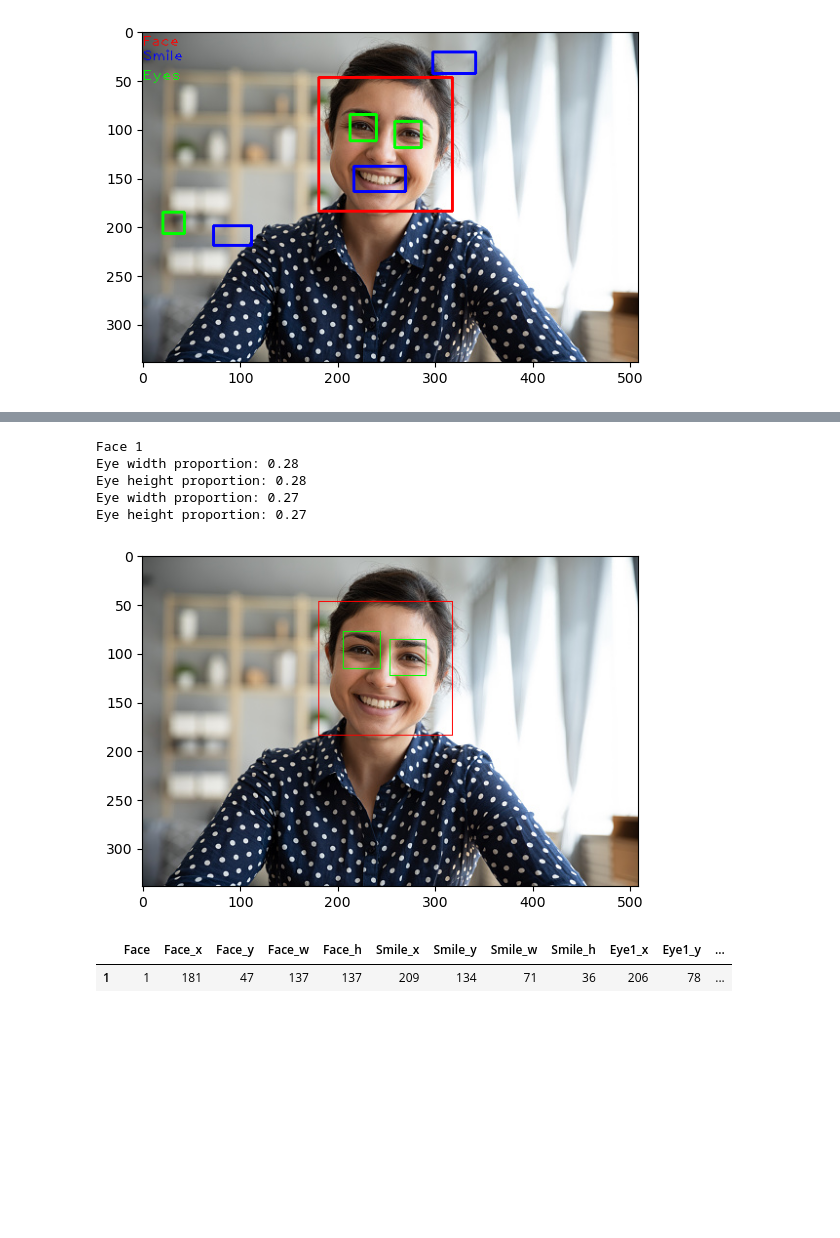
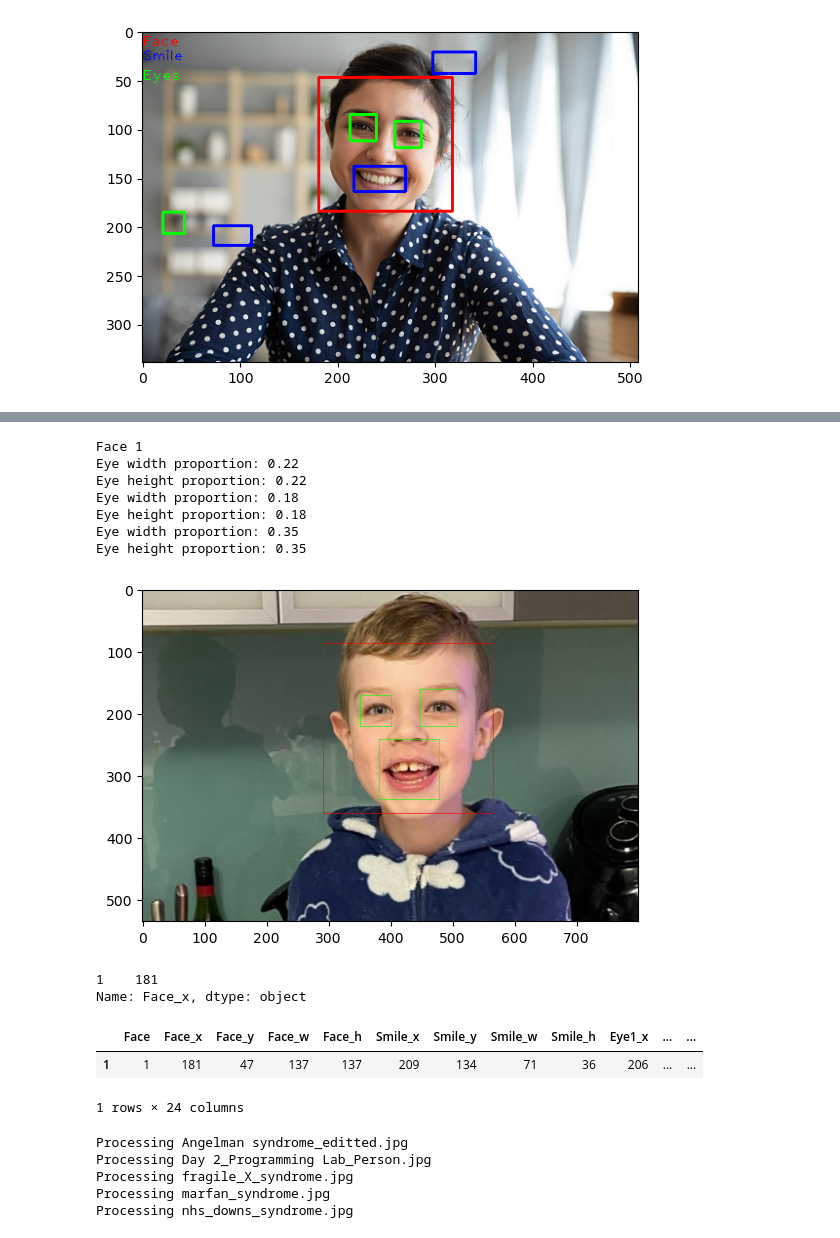
Before and after one commit to hbarnes163/bootcamp_y2_sum2, a Jupyter notebook: Summative2/facedetection.ipynb, the cells around one changed output, grey strips where cells are left out. Saved outputs shown, nothing was run; the diff lists cells and outputs as text; code cells hidden in the pictures; blank space fills up the shorter version.

```diff
--- a/Summative2/facedetection.ipynb
+++ b/Summative2/facedetection.ipynb
@@ -91,14 +106,16 @@ def eye_prop(photo, scaleFactor=1.1, minNeighbors=5):
             print(f"Eye height proportion: {eye_proportion_height:.2f}")
     plt.imshow(photo)
 # %%
-eye_prop(cv2.imread('Day 2_Programming Lab_Person.jpg'), 1.1, 5)
+eye_prop(cv2.imread('Images/fragile_X_syndrome.jpg'), 1.1, 5)
 # %% [output]
 Face 1
-Eye width proportion: 0.28
-Eye height proportion: 0.28
-Eye width proportion: 0.27
-Eye height proportion: 0.27
+Eye width proportion: 0.22
+Eye height proportion: 0.22
+Eye width proportion: 0.18
+Eye height proportion: 0.18
+Eye width proportion: 0.35
+Eye height proportion: 0.35
-[figure, old version]
+[figure, new version]
 # %%
 def proportions(photo, scaleFactor=1.1, minNeighbors=5):
     person_grey = cv2.cvtColor(photo, cv2.COLOR_BGR2GRAY)
@@ -127,7 +159,7 @@ def proportions(photo, scaleFactor=1.1, minNeighbors=5):
 # %%
-facial_data = proportions(cv2.imread('Day 2_Programming Lab_Person.jpg'), 1.1, 5)
+facial_data = proportions(cv2.imread('Images/Day 2_Programming Lab_Person.jpg'), 1.1, 5)
 
 facial_data
 # %% [output]
-|  | Face | Face_x | Face_y | Face_w | Face_h | Smile_x | Smile_y | Smile_w | Smile_h | Eye1_x | Eye1_y | ... |
-| 1 | 1 | 181 | 47 | 137 | 137 | 209 | 134 | 71 | 36 | 206 | 78 | ... |
+1    181
+Name: Face_x, dtype: object
@@ -133,0 +172,23 @@ facial_data
+# %%
+data = facial_data.copy()
+
+proportions_processing(data)
+# %% [output]
+|  | Face | Face_x | Face_y | Face_w | Face_h | Smile_x | Smile_y | Smile_w | Smile_h | Eye1_x | ... | ... |
+| 1 | 1 | 181 | 47 | 137 | 137 | 209 | 134 | 71 | 36 | 206 | ... | ... |
+1 rows × 24 columns
+# %%
+facial_data = pd.DataFrame()
+for files in os.listdir('.\Images'):
+    if files.endswith('.jpg') or files.endswith('.png'):
+        print(f"Processing {files}")
+        img = cv2.imread(os.path.join('.\Images', files))
+        data = proportions(img, 1.1, 5)
+        data['Image'] = files
+        facial_data = pd.concat([facial_data, data], ignore_index=True)
+# %% [output]
+Processing Angelman syndrome_editted.jpg
+Processing Day 2_Programming Lab_Person.jpg
+Processing fragile_X_syndrome.jpg
+Processing marfan_syndrome.jpg
+Processing nhs_downs_syndrome.jpg
```
Also changed, not shown: parts of 6 cells of this notebook, 5 other files.
